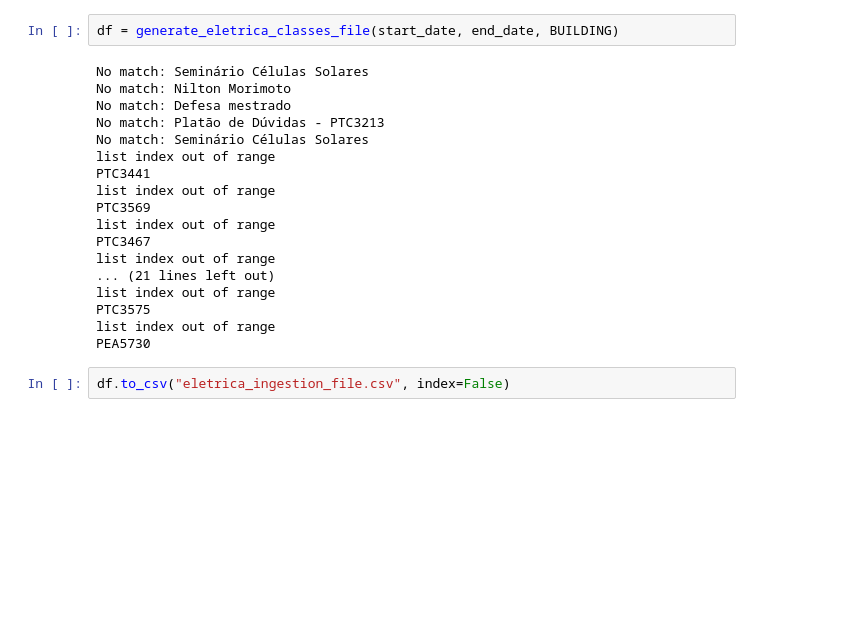
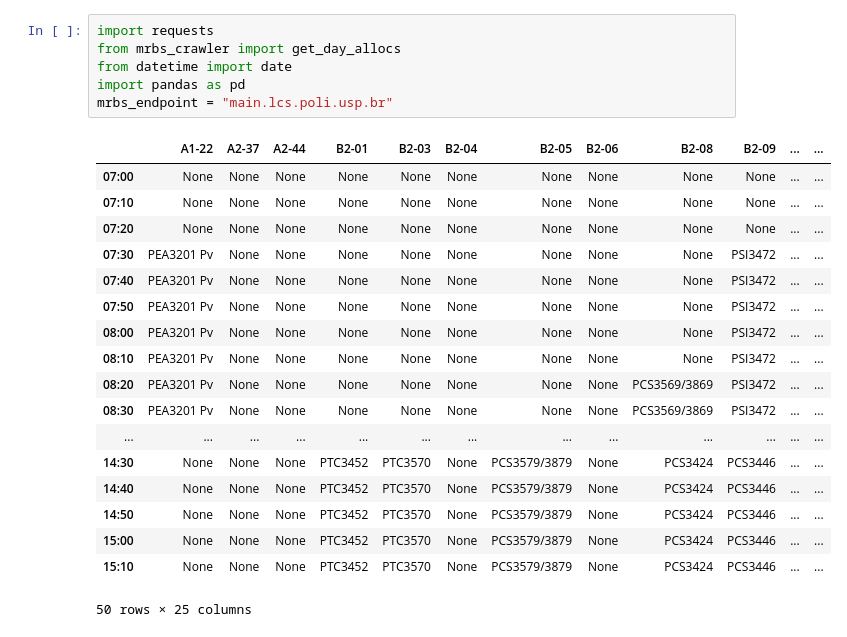
Before and after one commit to avilarenan/uspolis_crawlers, a Jupyter notebook: crawlers/eletrica.ipynb, the cells around one changed output. Cells and saved outputs as stored; diff of their text form; blank space fills up the shorter version.

Commit message:
finally working mrbs eletrica crawler

```diff
--- a/crawlers/eletrica.ipynb
+++ b/crawlers/eletrica.ipynb
@@ -9,22 +30,25 @@ end_date = date(2023, 8, 12)
-# %%
-df = generate_eletrica_classes_file(start_date, end_date, BUILDING)
-# %% [output]
-No match: Seminário Células Solares
-No match: Nilton Morimoto
-No match: Defesa mestrado
-No match: Platão de Dúvidas - PTC3213
-No match: Seminário Células Solares
-list index out of range
-PTC3441
-list index out of range
-PTC3569
-list index out of range
-PTC3467
-list index out of range
-... (21 lines left out)
-list index out of range
-PTC3575
-list index out of range
-PEA5730
-# %%
-df.to_csv("eletrica_ingestion_file.csv", index=False)
+# %%
+import requests
+from mrbs_crawler import get_day_allocs
+from datetime import date
+import pandas as pd
+mrbs_endpoint = "main.lcs.poli.usp.br"
+# %% [output]
+|  | A1-22 | A2-37 | A2-44 | B2-01 | B2-03 | B2-04 | B2-05 | B2-06 | B2-08 | B2-09 | ... | ... |
+| 07:00 | None | None | None | None | None | None | None | None | None | None | ... | ... |
+| 07:10 | None | None | None | None | None | None | None | None | None | None | ... | ... |
+| 07:20 | None | None | None | None | None | None | None | None | None | None | ... | ... |
+| 07:30 | PEA3201 Pv | None | None | None | None | None | None | None | None | PSI3472 | ... | ... |
+| 07:40 | PEA3201 Pv | None | None | None | None | None | None | None | None | PSI3472 | ... | ... |
+| 07:50 | PEA3201 Pv | None | None | None | None | None | None | None | None | PSI3472 | ... | ... |
+| 08:00 | PEA3201 Pv | None | None | None | None | None | None | None | None | PSI3472 | ... | ... |
+| 08:10 | PEA3201 Pv | None | None | None | None | None | None | None | None | PSI3472 | ... | ... |
+| 08:20 | PEA3201 Pv | None | None | None | None | None | None | None | PCS3569/3869 | PSI3472 | ... | ... |
+| 08:30 | PEA3201 Pv | None | None | None | None | None | None | None | PCS3569/3869 | PSI3472 | ... | ... |
+| ... | ... | ... | ... | ... | ... | ... | ... | ... | ... | ... | ... | ... |
+| 14:30 | None | None | None | PTC3452 | PTC3570 | None | PCS3579/3879 | None | PCS3424 | PCS3446 | ... | ... |
+| 14:40 | None | None | None | PTC3452 | PTC3570 | None | PCS3579/3879 | None | PCS3424 | PCS3446 | ... | ... |
+| 14:50 | None | None | None | PTC3452 | PTC3570 | None | PCS3579/3879 | None | PCS3424 | PCS3446 | ... | ... |
+| 15:00 | None | None | None | PTC3452 | PTC3570 | None | PCS3579/3879 | None | PCS3424 | PCS3446 | ... | ... |
+| 15:10 | None | None | None | PTC3452 | PTC3570 | None | PCS3579/3879 | None | PCS3424 | PCS3446 | ... | ... |
+50 rows × 25 columns
```
Also changed, not shown: parts of 3 cells of this notebook, 13 other files.
